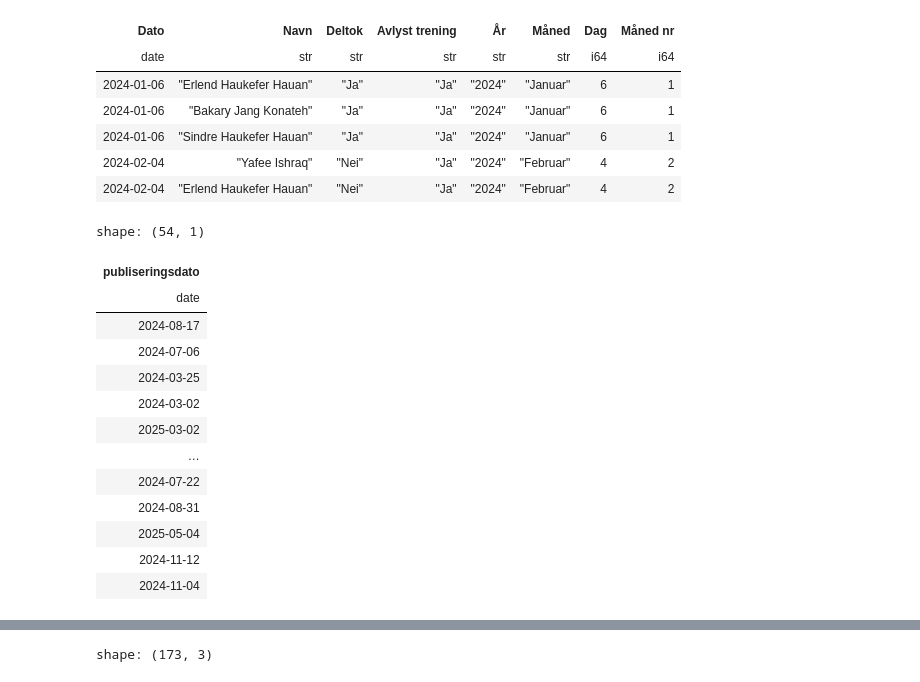
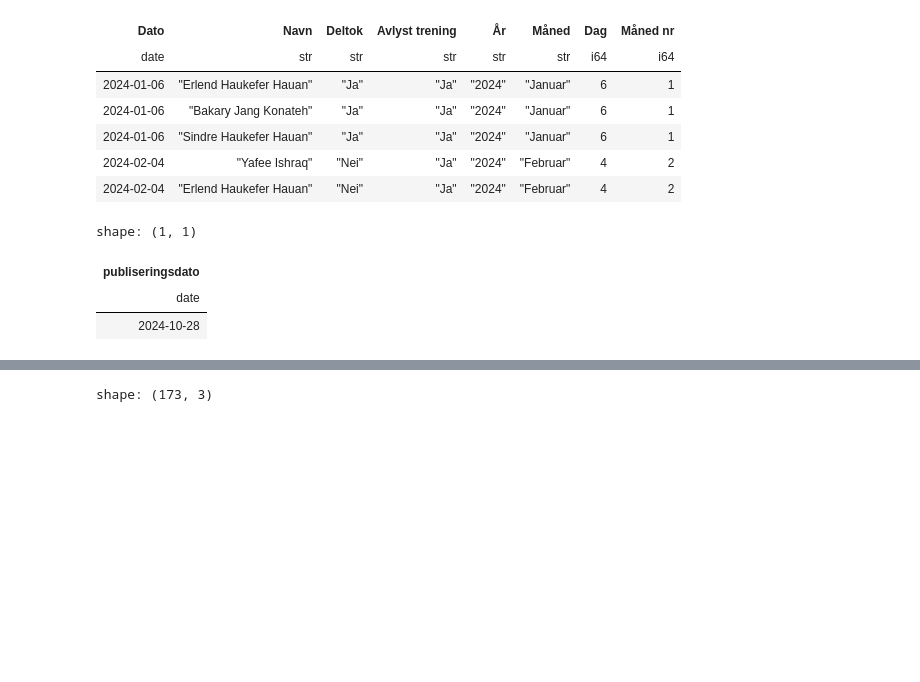
Before and after one commit to PolarsDude/treningsstatistikk-, a Jupyter notebook: test_fil.ipynb, the cells around one changed output, grey strips where cells are left out. Saved outputs shown, nothing was run; the diff lists cells and outputs as text; code cells hidden in the pictures; blank space fills up the shorter version.

```diff
--- a/test_fil.ipynb
+++ b/test_fil.ipynb
@@ -25,28 +26,18 @@ shape: (5, 8)
 # %%
 # Skal koble på den første mandagen etter publiseringsdato
 
-
+# Henter ut max og min dato
 aar_max = int(df.select('År').max().item())
 aar_min = int(df.select('År').min().item())
 
 alle_datoer = pl.DataFrame({'alle_dato':pl.date_range(date(aar_min, 1, 1), date(aar_max, 12, 1), "1d", eager=True)})
 
 publiseringsdato = df.select('Dato').unique().rename({'Dato':'publiseringsdato'})
-publiseringsdato
+publiseringsdato.filter(pl.col('publiseringsdato')==date(2024,10,28))
 # %% [output]
-shape: (54, 1)
+shape: (1, 1)
 | publiseringsdato |
 | date |
-| 2024-08-17 |
-| 2024-07-06 |
-| 2024-03-25 |
-| 2024-03-02 |
-| 2025-03-02 |
-| … |
-| 2024-07-22 |
-| 2024-08-31 |
-| 2025-05-04 |
-| 2024-11-12 |
-| 2024-11-04 |
+| 2024-10-28 |
 # %%
 (publiseringsdato
```
Also changed, not shown: parts of 3 cells of this notebook, 1 other file.
